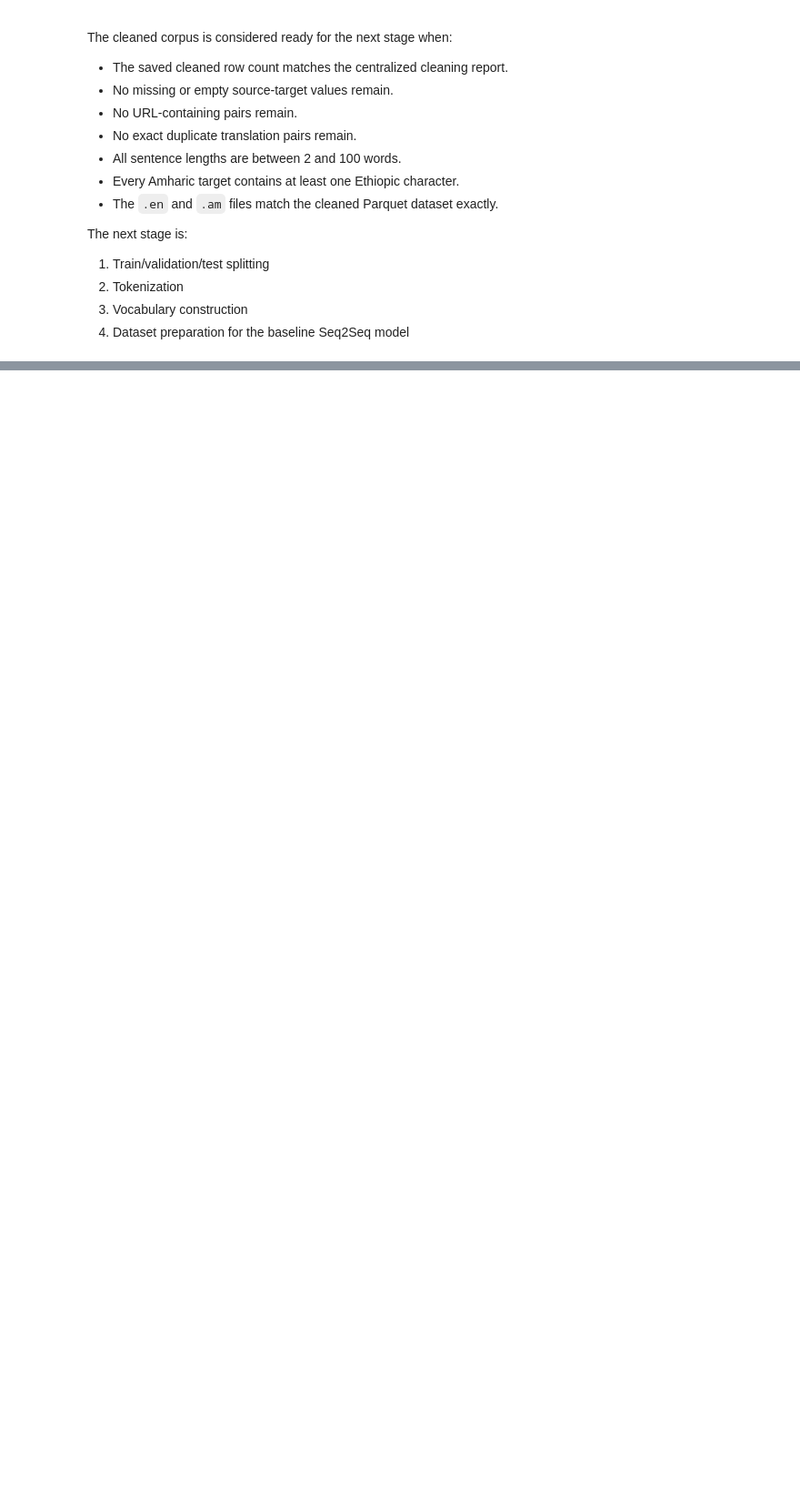
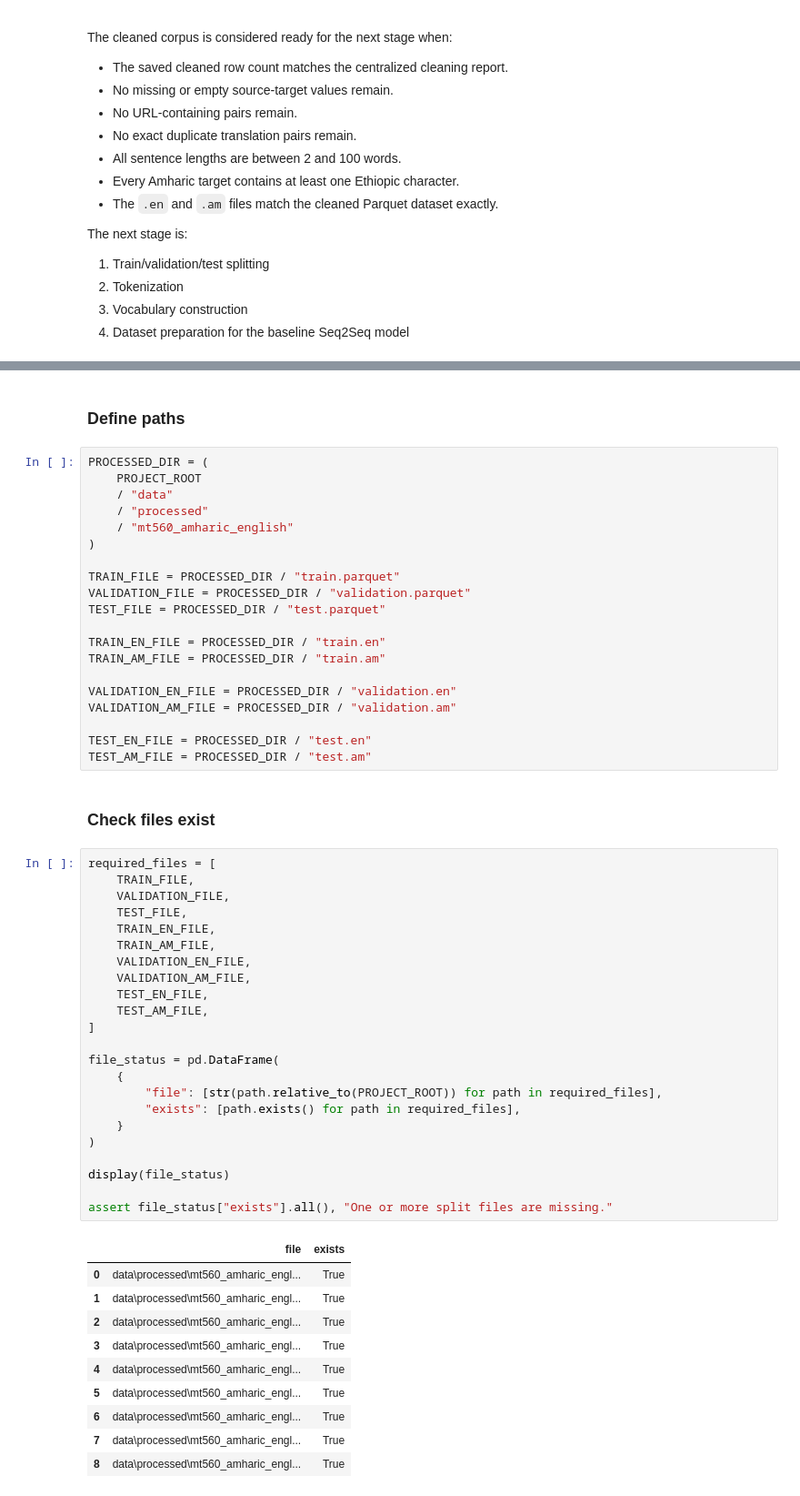
Before and after one commit to 21Oli/neural-machine-translation, a Jupyter notebook: notebooks/02_preprocessing_analysis.ipynb, the cells around one changed output, grey strips where cells are left out. Shown at 91% size. Drawn from its saved outputs; the diff is of its cells as text; blank space fills up the shorter version.

Commit message:
feat: implement and verify dataset splitting

```diff
--- a/notebooks/02_preprocessing_analysis.ipynb
+++ b/notebooks/02_preprocessing_analysis.ipynb
@@ -841,0 +882,58 @@ The next stage is:
+# %% [markdown]
+### Define paths
+# %%
+PROCESSED_DIR = (
+    PROJECT_ROOT
+    / "data"
+    / "processed"
+    / "mt560_amharic_english"
+)
+
+TRAIN_FILE = PROCESSED_DIR / "train.parquet"
+VALIDATION_FILE = PROCESSED_DIR / "validation.parquet"
+TEST_FILE = PROCESSED_DIR / "test.parquet"
+
+TRAIN_EN_FILE = PROCESSED_DIR / "train.en"
+TRAIN_AM_FILE = PROCESSED_DIR / "train.am"
+
+VALIDATION_EN_FILE = PROCESSED_DIR / "validation.en"
+VALIDATION_AM_FILE = PROCESSED_DIR / "validation.am"
+
+TEST_EN_FILE = PROCESSED_DIR / "test.en"
+TEST_AM_FILE = PROCESSED_DIR / "test.am"
+# %% [markdown]
+### Check files exist
+# %%
+required_files = [
+    TRAIN_FILE,
+    VALIDATION_FILE,
+    TEST_FILE,
+    TRAIN_EN_FILE,
+    TRAIN_AM_FILE,
+    VALIDATION_EN_FILE,
+    VALIDATION_AM_FILE,
+    TEST_EN_FILE,
+    TEST_AM_FILE,
+]
+
+file_status = pd.DataFrame(
+    {
+        "file": [str(path.relative_to(PROJECT_ROOT)) for path in required_files],
+        "exists": [path.exists() for path in required_files],
+    }
+)
+
+display(file_status)
+
+assert file_status["exists"].all(), "One or more split files are missing."
+# %% [output]
+|  | file | exists |
+| 0 | data\processed\mt560_amharic_engl... | True |
+| 1 | data\processed\mt560_amharic_engl... | True |
+| 2 | data\processed\mt560_amharic_engl... | True |
+| 3 | data\processed\mt560_amharic_engl... | True |
+| 4 | data\processed\mt560_amharic_engl... | True |
+| 5 | data\processed\mt560_amharic_engl... | True |
+| 6 | data\processed\mt560_amharic_engl... | True |
+| 7 | data\processed\mt560_amharic_engl... | True |
+| 8 | data\processed\mt560_amharic_engl... | True |
```
Also changed, not shown: parts of 26 cells of this notebook, 2 other files.
